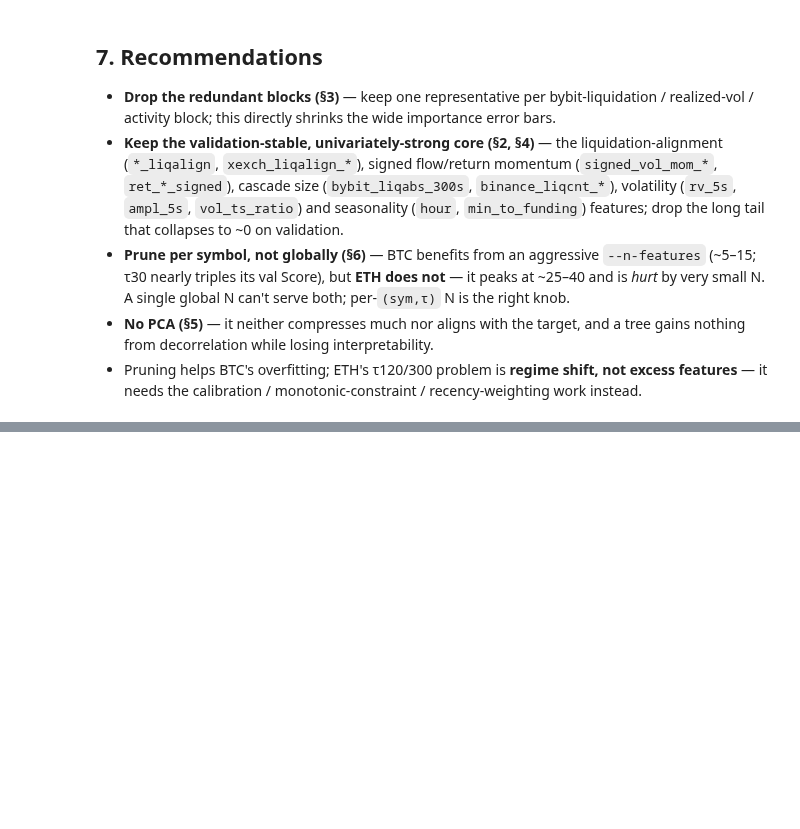
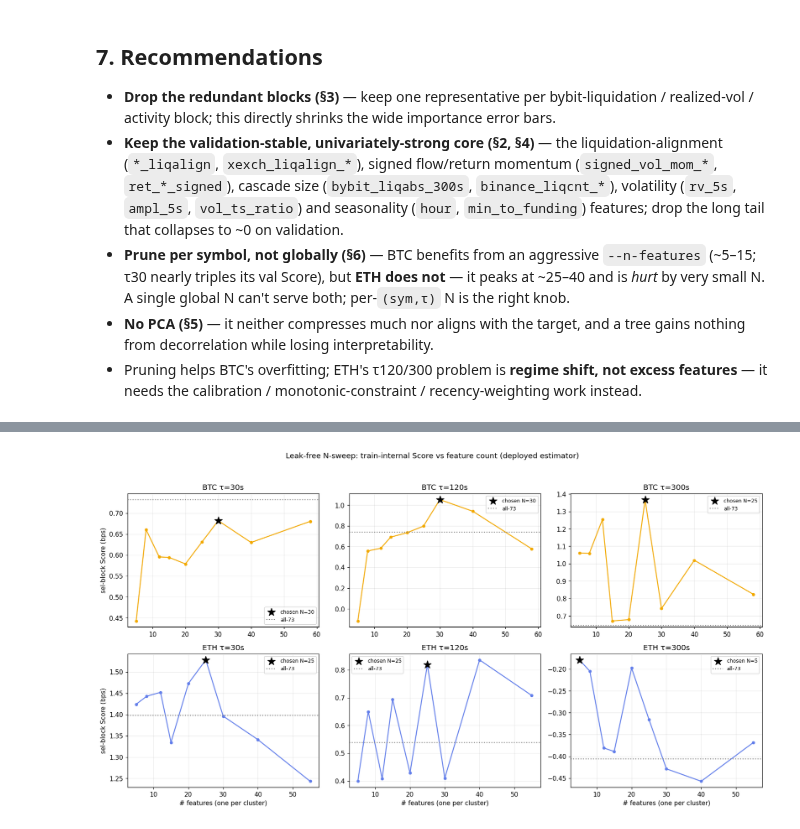
Before and after one commit to Kamil-Jan/hft_school_liquidation_task, a Jupyter notebook: notebooks/02_feature_selection.ipynb, the cells around one changed output, grey strips where cells are left out. Saved outputs shown, nothing was run; the diff lists cells and outputs as text; code cells hidden in the pictures; blank space fills up the shorter version.

```diff
--- a/notebooks/02_feature_selection.ipynb
+++ b/notebooks/02_feature_selection.ipynb
@@ -320,0 +339,27 @@ So there is **no single best N**: prune BTC aggressively (~5–15) but keep ETH
+# %%
+import os
+SW = config.ARTIFACTS_DIR / "report" / "feature_selection_sweep.parquet"
+EX = config.ARTIFACTS_DIR / "report" / "feature_explanations.parquet"
+have = SW.exists() and EX.exists()
+if not have:
+    print("run `make feature-select` then `make feature-explain` to populate this section")
+else:
+    sweep = pl.read_parquet(SW); expl = pl.read_parquet(EX)
+    fig, axes = plt.subplots(len(SYMS), len(TAUS), figsize=(15, 8), squeeze=False)
+    for r, s in enumerate(SYMS):
+        for c, tau in enumerate(TAUS):
+            t = sweep.filter((pl.col("sym") == s) & (pl.col("tau") == tau)).sort("n_selected")
+            ax = axes[r][c]
+            ax.plot(t["n_selected"], t["internal_score"], "-o", ms=4, color=COL[s])
+            ch = t.filter(pl.col("chosen"))
+            if ch.height:
+                ax.scatter(ch["n_selected"], ch["internal_score"], s=160, marker="*",
+                           color="k", zorder=5, label=f"chosen N={ch['n_selected'][0]}")
+            ax.axhline(float(t["internal_score_all"][0]), color="grey", ls=":", label="all-73")
+            ax.set_title(f"{s.upper()} τ={tau}s"); ax.legend(fontsize=8)
+            if c == 0: ax.set_ylabel("sel-block Score (bps)")
+            if r == len(SYMS)-1: ax.set_xlabel("# features (one per cluster)")
+    fig.suptitle("Leak-free N-sweep: train-internal Score vs feature count (deployed estimator)", y=1.0)
+    plt.tight_layout(rect=[0,0,1,0.97]); plt.show()
+# %% [output]
+[figure, added]
```
Also changed, not shown: parts of 9 cells of this notebook, 29 other files.
